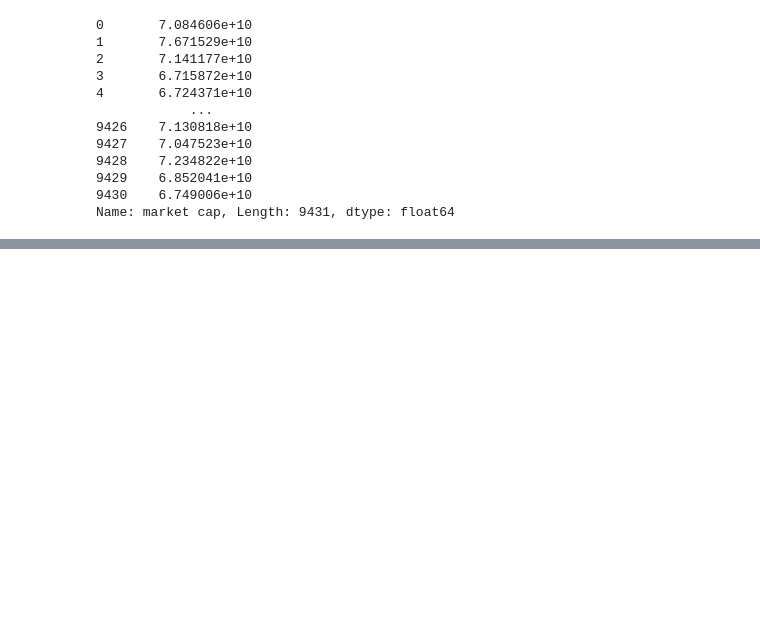
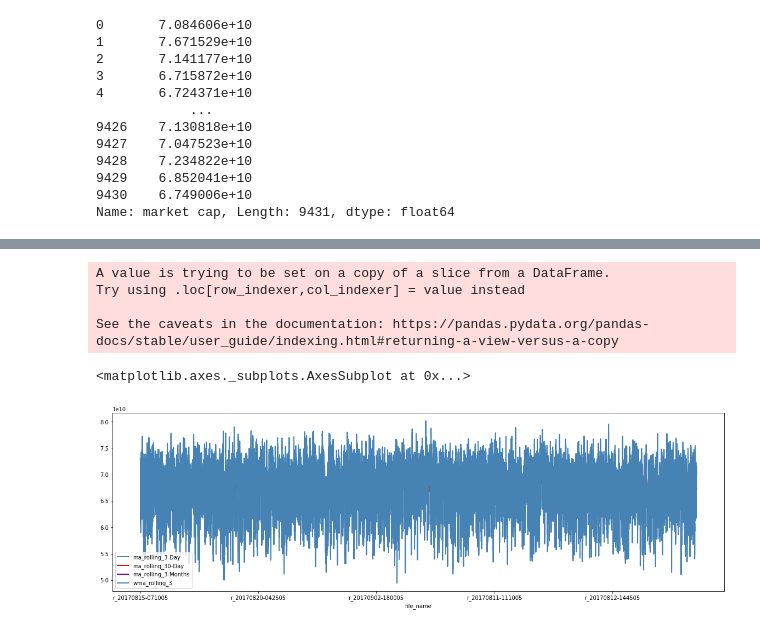
Before and after one commit to rohan-paul/Cryptocurrency-Kaggle, a Jupyter notebook: Notebooks/BTC_EDA-TimeSeries-_Kaggle_NB.ipynb, the cells around one changed output, grey strips where cells are left out. Drawn from its saved outputs; the diff is of its cells as text; code cells hidden in the pictures; blank space fills up the shorter version.

Commit message:
adding weighted moving averages

```diff
--- a/Notebooks/BTC_EDA-TimeSeries-_Kaggle_NB.ipynb
+++ b/Notebooks/BTC_EDA-TimeSeries-_Kaggle_NB.ipynb
@@ -454,0 +500,17 @@ market_cap.plot()
+# %%
+def weighted_mov_avg(weights):
+    def calc(x):
+        return (weights*x).mean()
+    return calc
+
+market_cap['market cap'].rolling(window=3).apply(weighted_mov_avg(np.array([0.5,1,1.5]))).shift(1)
+
+market_cap['wma_rolling_3'] = market_cap['market cap'].rolling(window=3).apply(weighted_mov_avg(np.array([0.5,1,1.5]))).shift(1)
+market_cap.plot(color=colors, linewidth=2, figsize=(20,6))
+# %% [output]
+A value is trying to be set on a copy of a slice from a DataFrame.
+Try using .loc[row_indexer,col_indexer] = value instead
+
+See the caveats in the documentation: https://pandas.pydata.org/pandas-docs/stable/user_guide/indexing.html#returning-a-view-versus-a-copy
+<matplotlib.axes._subplots.AxesSubplot at 0x...>
+[figure, added]
```
Also changed, not shown: parts of 8 cells of this notebook, 2 other files.
